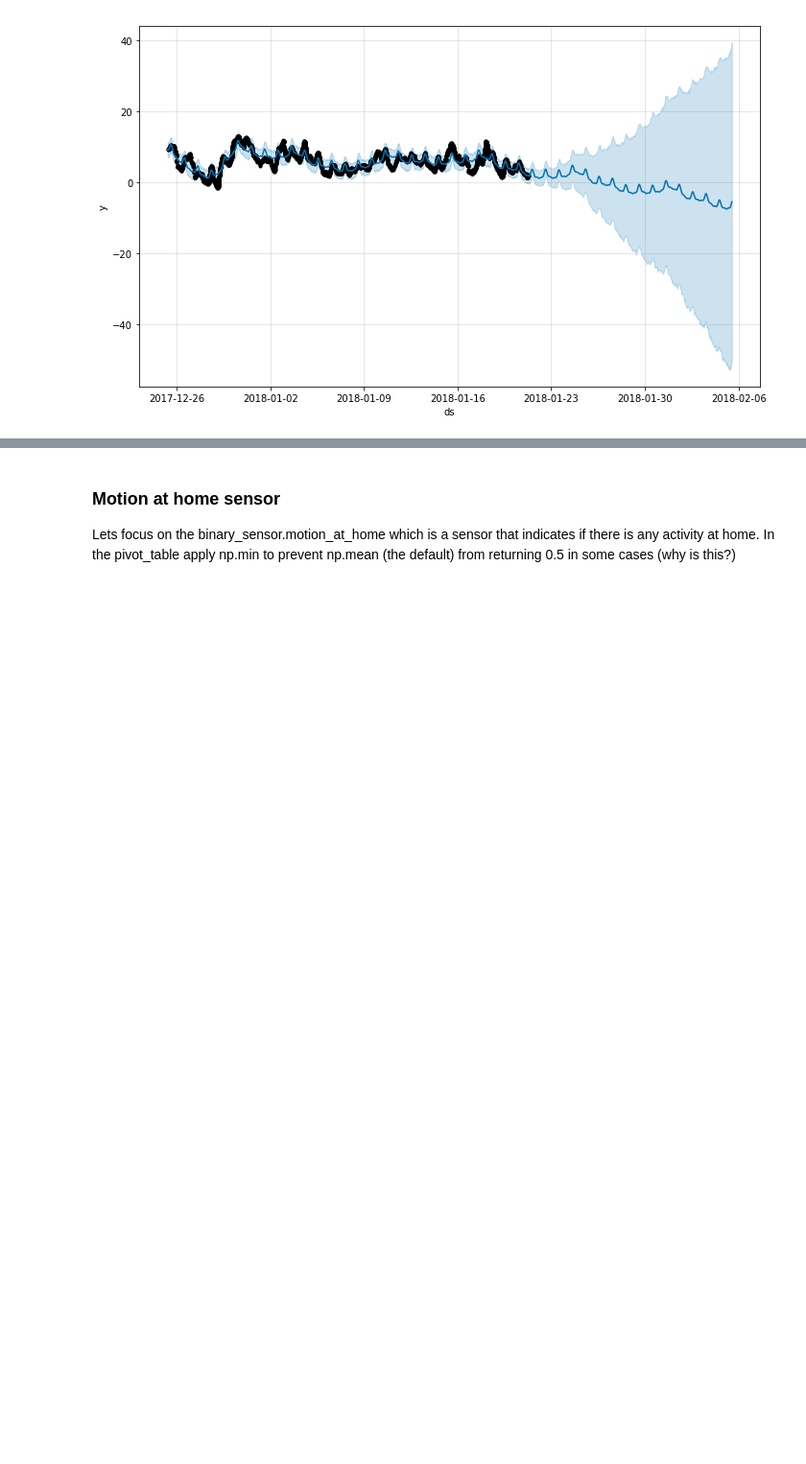
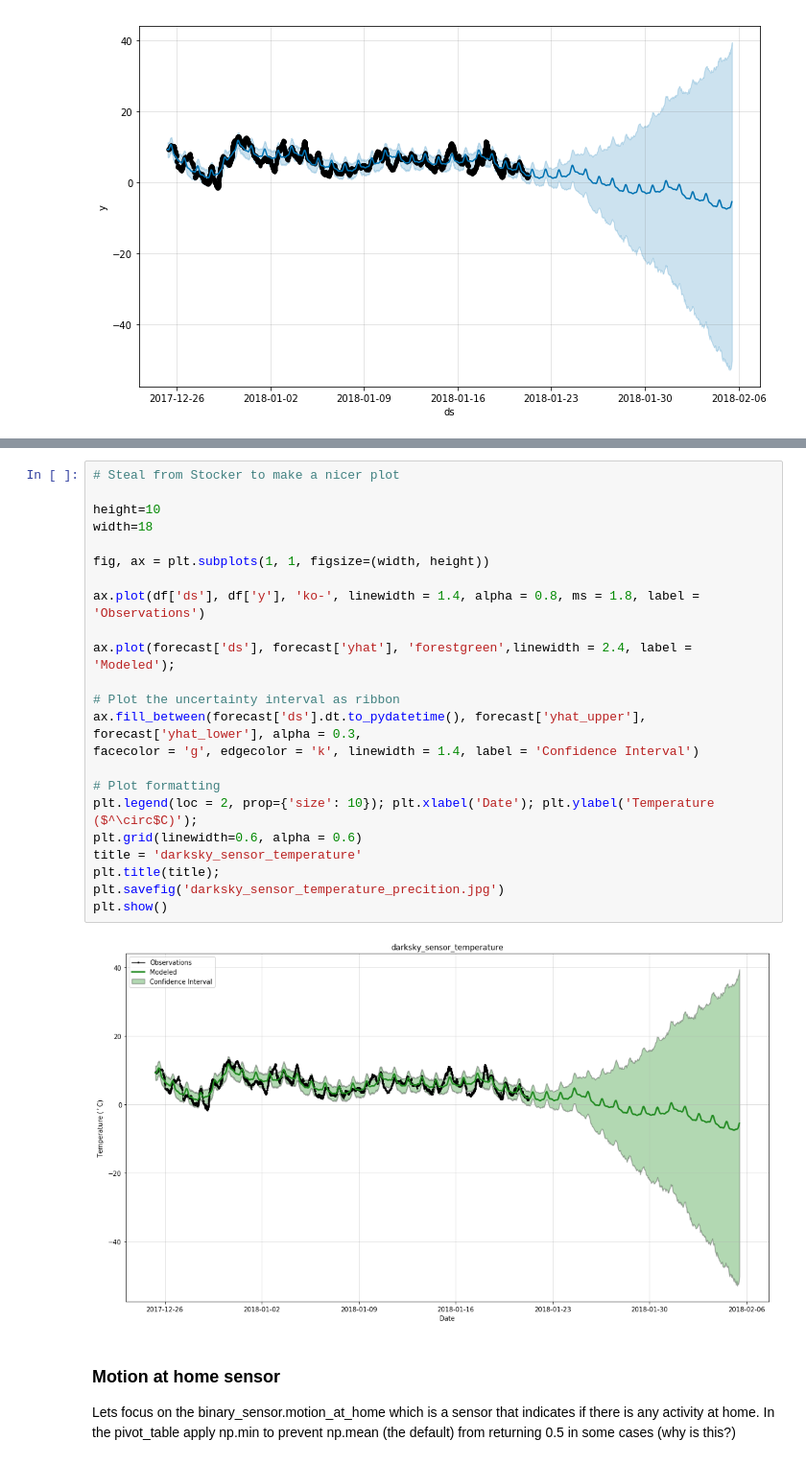
Before and after one commit to robmarkcole/HASS-data-science, a Jupyter notebook: HASS data science 21-1-2018.ipynb, the cells around one changed output, grey strips where cells are left out. Shown at 96% size. Drawn from its saved outputs; the diff is of its cells as text; blank space fills up the shorter version.

Commit message:
Prettify graph

```diff
--- a/HASS data science 21-1-2018.ipynb
+++ b/HASS data science 21-1-2018.ipynb
@@ -437,3 +441,28 @@ m.plot(forecast);
+# %%
+# Steal from Stocker to make a nicer plot
+
+height=10
+width=18
+
+fig, ax = plt.subplots(1, 1, figsize=(width, height))
+
+ax.plot(df['ds'], df['y'], 'ko-', linewidth = 1.4, alpha = 0.8, ms = 1.8, label = 'Observations')
+
+ax.plot(forecast['ds'], forecast['yhat'], 'forestgreen',linewidth = 2.4, label = 'Modeled');
+
+# Plot the uncertainty interval as ribbon
+ax.fill_between(forecast['ds'].dt.to_pydatetime(), forecast['yhat_upper'], forecast['yhat_lower'], alpha = 0.3,
+facecolor = 'g', edgecolor = 'k', linewidth = 1.4, label = 'Confidence Interval')
+
+# Plot formatting
+plt.legend(loc = 2, prop={'size': 10}); plt.xlabel('Date'); plt.ylabel('Temperature ($^\circ$C)');
+plt.grid(linewidth=0.6, alpha = 0.6)
+title = 'darksky_sensor_temperature'
+plt.title(title);
+plt.savefig('darksky_sensor_temperature_precition.jpg')
+plt.show()
+# %% [output]
+[figure, added]
 # %% [markdown]
 ### Motion at home sensor
 Lets focus on the binary_sensor.motion_at_home which is a sensor that indicates if there is any activity at home. In the pivot_table apply np.min to prevent np.mean (the default) from returning 0.5 in some cases (why is this?)
```
Also changed, not shown: parts of 2 cells of this notebook, 1 other file.
